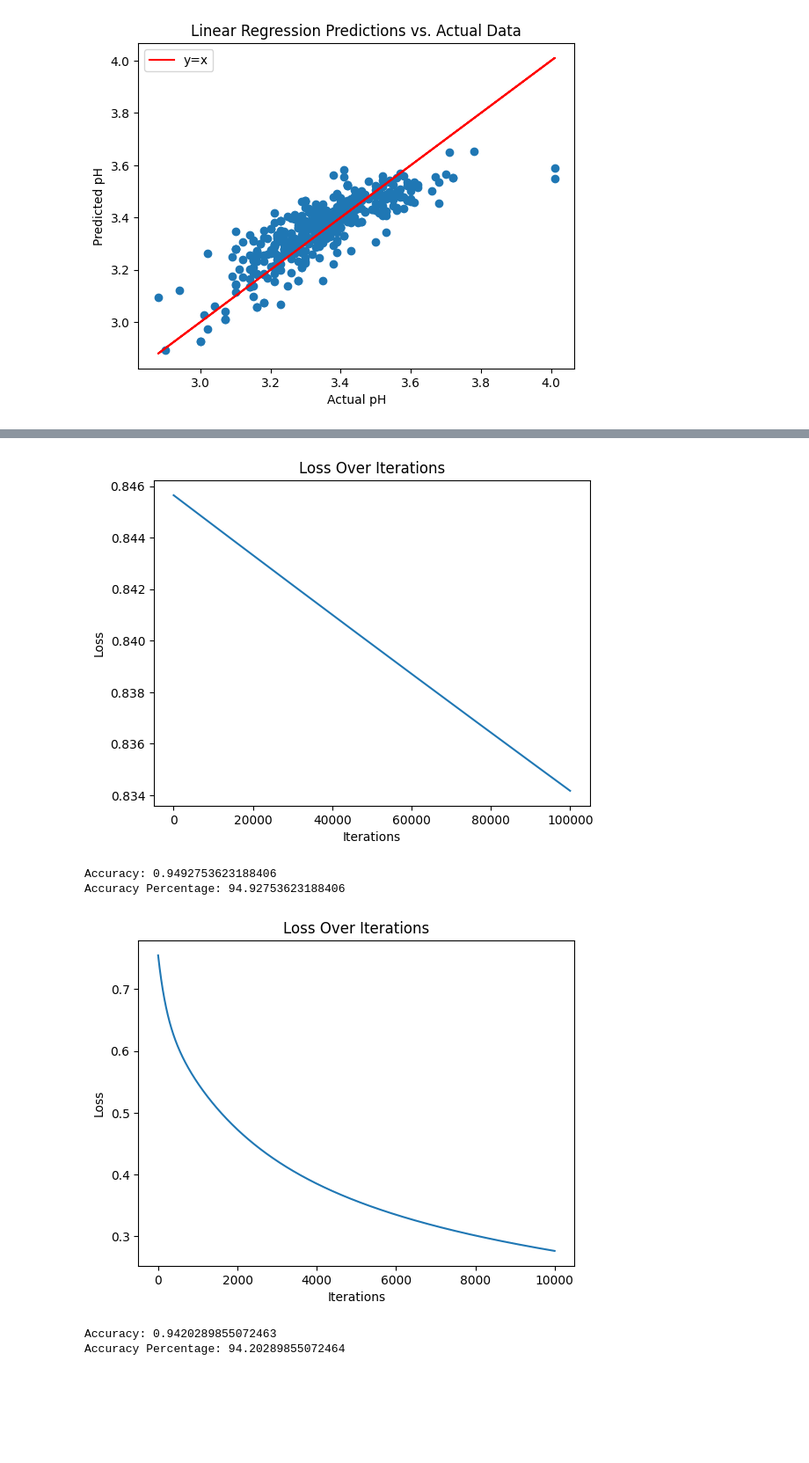
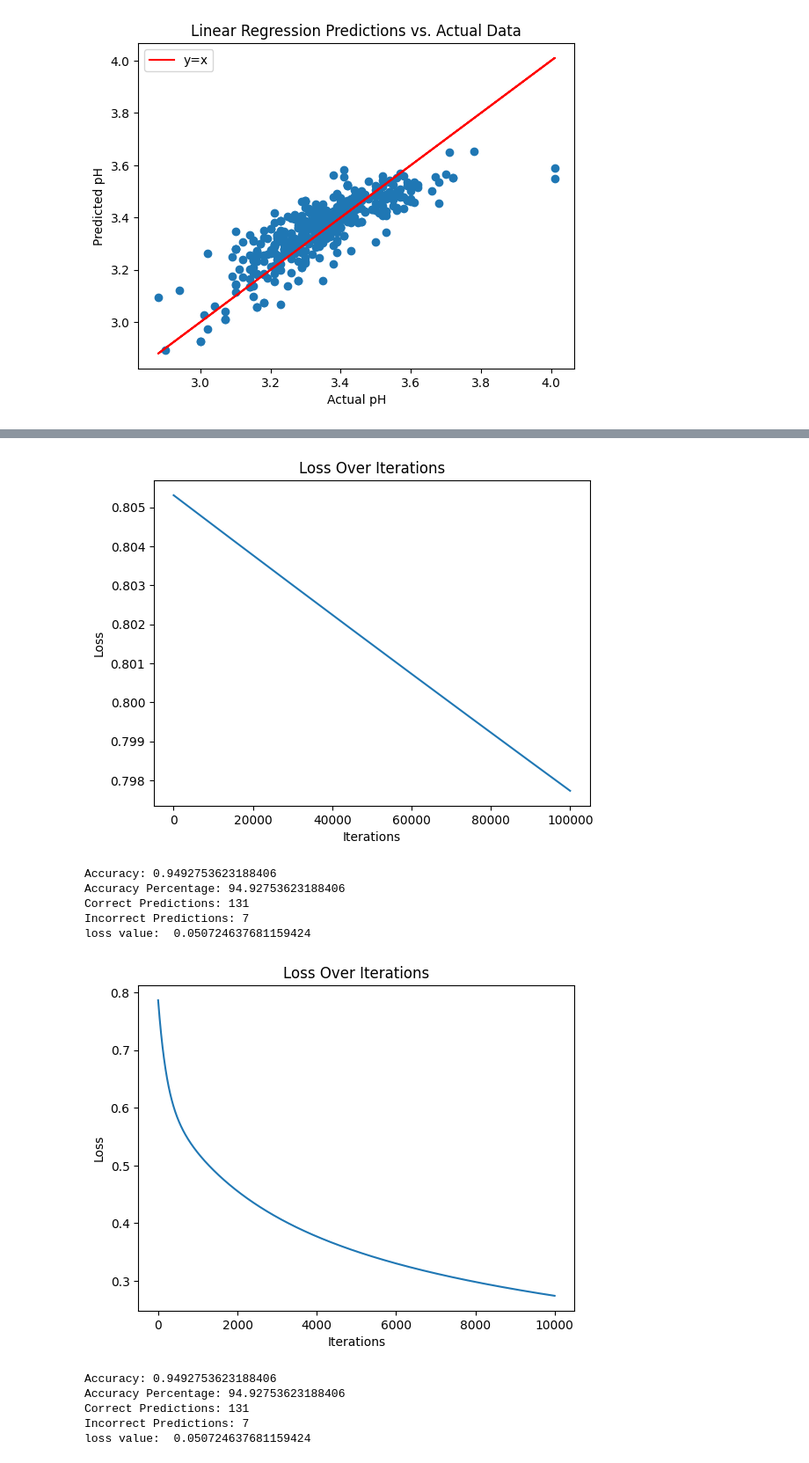
Before and after one commit to kchitrapu9000/ML_assignment_50545734, a Jupyter notebook: ML_Assignment1.ipynb, the cells around one changed output, grey strips where cells are left out. Shown at 88% size. Saved outputs shown, nothing was run; the diff lists cells and outputs as text; code cells hidden in the pictures; blank space fills up the shorter version.

```diff
--- a/ML_Assignment1.ipynb
+++ b/ML_Assignment1.ipynb
@@ -164,7 +164,7 @@ data.fillna(data.mode().iloc[0], inplace=True)
 
 data['island'] = data['island'].astype('category').cat.codes
 data['sex'] = data['sex'].astype('category').cat.codes
-data['is_Adelie'] = (data['species'] == 'Adelie')
+data['island'] = (data['species'] == 'Adelie')
 #data['species'] = data['species'].astype('category').cat.codes
 
 for column in ['bill_length_mm', 'bill_depth_mm', 'flipper_length_mm', 'body_mass_g']:
@@ -173,12 +173,18 @@ for column in ['bill_length_mm', 'bill_depth_mm', 'flipper_length_mm', 'body_mas
 data = data.sample(frac=1.0, random_state=42)
 
 X = data[['bill_length_mm', 'bill_depth_mm', 'flipper_length_mm', 'body_mass_g']].values
-y = data['is_Adelie'].values
+y = data['island'].values
 
 split_ratio = 0.6
 split_index = int(split_ratio * len(X))
 X_train, X_test = X[:split_index], X[split_index:]
 y_train, y_test = y[:split_index], y[split_index:]
+
+print("X_train shape:", X_train.shape)
+print("y_train shape:", y_train.shape)
+print("X_test shape:", X_test.shape)
+print("y_test shape:", y_test.shape)
+
 
 different_setups ={
     1e-6:100000,
@@ -194,6 +200,15 @@ for learning_rate, iterations in different_setups.items():
   accuracy = np.mean(y_pred == y_test)
   print("Accuracy:", accuracy)
   print("Accuracy Percentage:", accuracy * 100)
+
+  threshold = 0.1
+  correct_predictions = np.sum(np.abs(y_pred - y_test) < threshold)
+  incorrect_predictions = len(y_test) - correct_predictions
+
+
+  print("Correct Predictions:", correct_predictions)
+  print("Incorrect Predictions:", incorrect_predictions)
+  print("loss value: ", ((y_test - y_pred) ** 2).mean())
   plt.plot(range(len(model.loss)), model.loss)
   plt.xlabel("Iterations")
   plt.ylabel("Loss")
@@ -205,6 +227,12 @@ Accuracy Percentage: 44.20289855072464
-[figure, old version]
+[figure, new version]
 Accuracy: 0.9492753623188406
 Accuracy Percentage: 94.92753623188406
+Correct Predictions: 131
+Incorrect Predictions: 7
+loss value:  0.050724637681159424
-[figure, old version]
+[figure, new version]
-Accuracy: 0.9420289855072463
-Accuracy Percentage: 94.20289855072464
+Accuracy: 0.9492753623188406
+Accuracy Percentage: 94.92753623188406
+Correct Predictions: 131
+Incorrect Predictions: 7
+loss value:  0.050724637681159424
```
Also changed, not shown: parts of 2 cells of this notebook.
